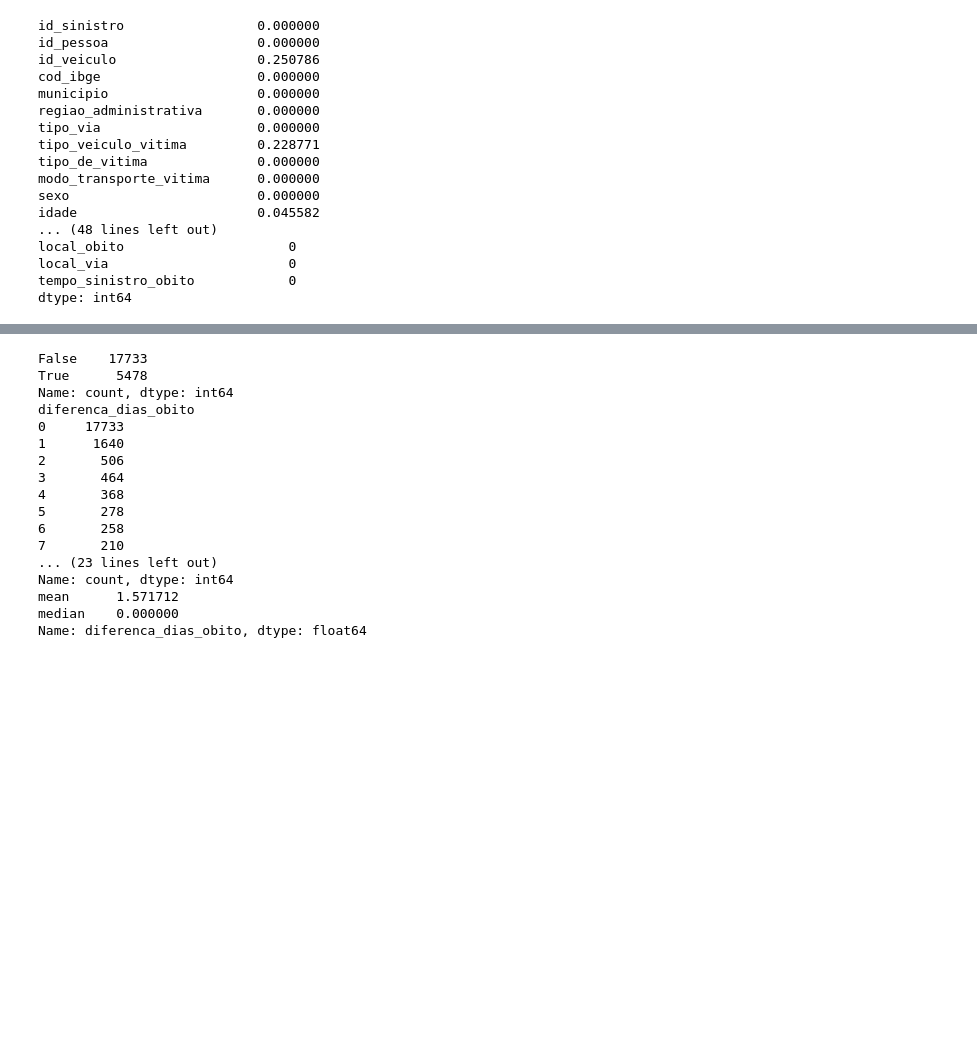
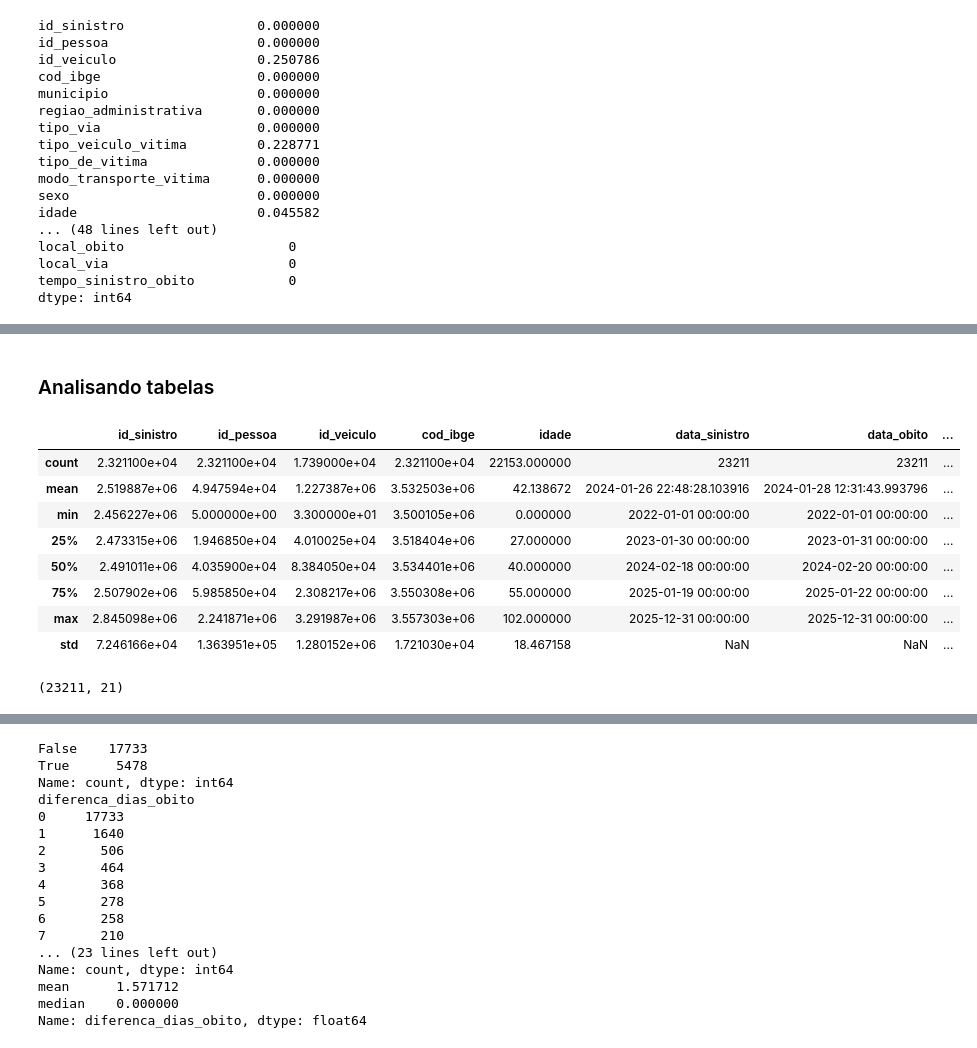
Before and after one commit to nickbelo2201/project_sinistros_sp, a Jupyter notebook: notebooks/02_limpeza.ipynb, the cells around one changed output, grey strips where cells are left out. Cells and saved outputs as stored; diff of their text form; code cells hidden in the pictures; blank space fills up the shorter version.

```diff
--- a/notebooks/02_limpeza.ipynb
+++ b/notebooks/02_limpeza.ipynb
@@ -66,0 +71,7 @@ tabelas com dados nulos
+# %%
+# graus de instrucao e nacionalidade sem valores, inuteis para analise
+print(pessoas.notna().sum())
+
+pessoas = pessoas.drop(columns=["grau_de_instrucao", "nacionalidade"])
+
+print(pessoas.info())
@@ -66,0 +117,18 @@ tabelas com dados nulos
+# %% [markdown]
+### Analisando tabelas
+# %%
+pessoas.describe()
+# %% [output]
+|  | id_sinistro | id_pessoa | id_veiculo | cod_ibge | idade | data_sinistro | data_obito | ... |
+| count | 2.321100e+04 | 2.321100e+04 | 1.739000e+04 | 2.321100e+04 | 22153.000000 | 23211 | 23211 | ... |
+| mean | 2.519887e+06 | 4.947594e+04 | 1.227387e+06 | 3.532503e+06 | 42.138672 | 2024-01-26 22:48:28.103916 | 2024-01-28 12:31:43.993796 | ... |
+| min | 2.456227e+06 | 5.000000e+00 | 3.300000e+01 | 3.500105e+06 | 0.000000 | 2022-01-01 00:00:00 | 2022-01-01 00:00:00 | ... |
+| 25% | 2.473315e+06 | 1.946850e+04 | 4.010025e+04 | 3.518404e+06 | 27.000000 | 2023-01-30 00:00:00 | 2023-01-31 00:00:00 | ... |
+| 50% | 2.491011e+06 | 4.035900e+04 | 8.384050e+04 | 3.534401e+06 | 40.000000 | 2024-02-18 00:00:00 | 2024-02-20 00:00:00 | ... |
+| 75% | 2.507902e+06 | 5.985850e+04 | 2.308217e+06 | 3.550308e+06 | 55.000000 | 2025-01-19 00:00:00 | 2025-01-22 00:00:00 | ... |
+| max | 2.845098e+06 | 2.241871e+06 | 3.291987e+06 | 3.557303e+06 | 102.000000 | 2025-12-31 00:00:00 | 2025-12-31 00:00:00 | ... |
+| std | 7.246166e+04 | 1.363951e+05 | 1.280152e+06 | 1.721030e+04 | 18.467158 | NaN | NaN | ... |
+# %%
+print(pessoas.shape)
+# %% [output]
+(23211, 21)
```
Also changed, not shown: parts of 35 cells of this notebook, 6 other files.
